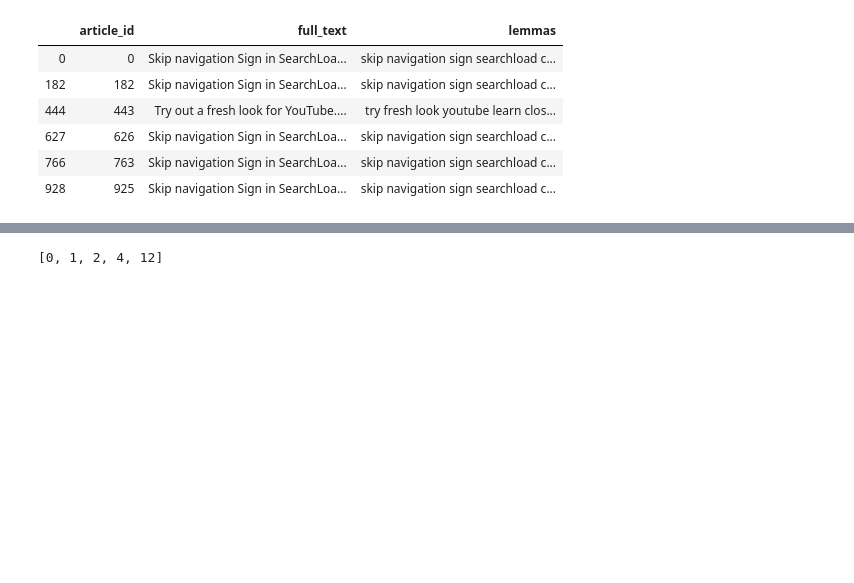
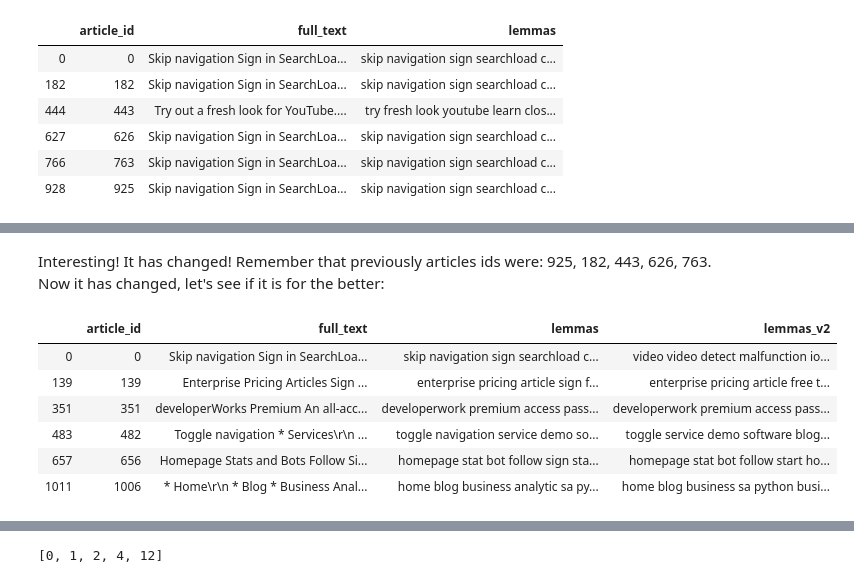
Before and after one commit to nidragedd/udadsnd-p6-recommendation_engine, a Jupyter notebook: notebooks/Recommendations_with_IBM.ipynb, the cells around one changed output, grey strips where cells are left out. Cells and saved outputs as stored; diff of their text form; code cells hidden in the pictures; blank space fills up the shorter version.

```diff
--- a/notebooks/Recommendations_with_IBM.ipynb
+++ b/notebooks/Recommendations_with_IBM.ipynb
@@ -1013,0 +1175,14 @@ df_lemma[df_lemma['article_id'].isin([0, 925, 182, 443, 626, 763])]
+# %% [markdown]
+Interesting! It has changed! Remember that previously articles ids were: 925, 182, 443, 626, 763.
+Now it has changed, let's see if it is for the better:
+# %%
+# With the lemmas it will be more understandable why those articles are similar
+df_lemma[df_lemma['article_id'].isin([0, 482, 139, 656, 1006, 351])]
+# %% [output]
+|  | article_id | full_text | lemmas | lemmas_v2 |
+| 0 | 0 | Skip navigation Sign in SearchLoa... | skip navigation sign searchload c... | video video detect malfunction io... |
+| 139 | 139 | Enterprise Pricing Articles Sign ... | enterprise pricing article sign f... | enterprise pricing article free t... |
+| 351 | 351 | developerWorks Premium An all-acc... | developerwork premium access pass... | developerwork premium access pass... |
+| 483 | 482 | Toggle navigation * Services\r\n ... | toggle navigation service demo so... | toggle service demo software blog... |
+| 657 | 656 | Homepage Stats and Bots Follow Si... | homepage stat bot follow sign sta... | homepage stat bot follow start ho... |
+| 1011 | 1006 | * Home\r\n * Blog * Business Anal... | home blog business analytic sa py... | home blog business sa python busi... |
```
Also changed, not shown: parts of 35 cells of this notebook, 1 other file.
